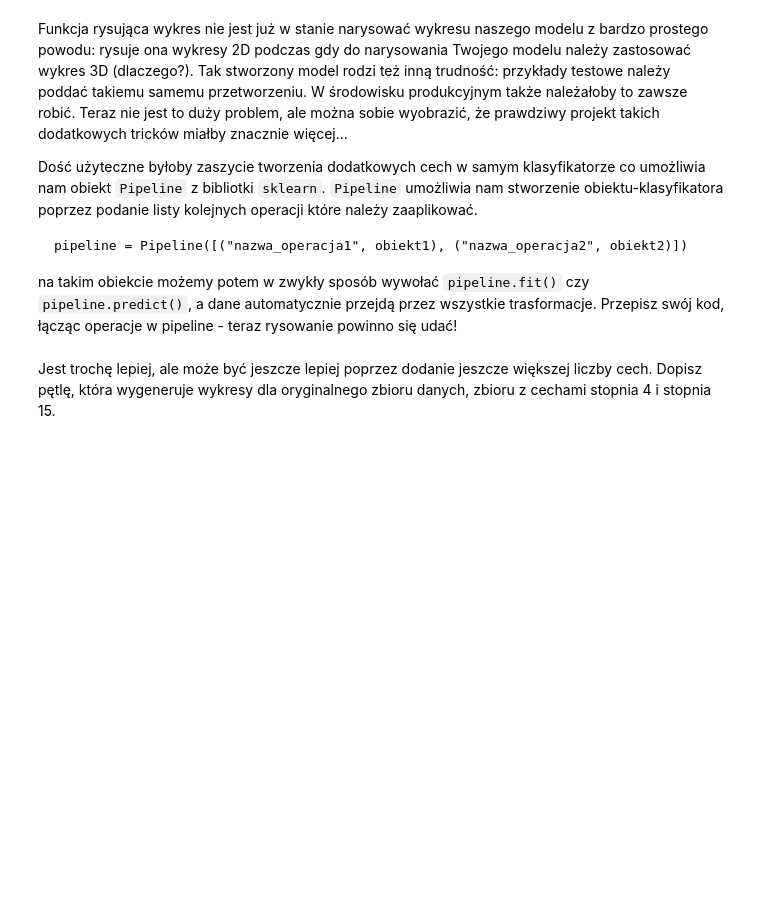
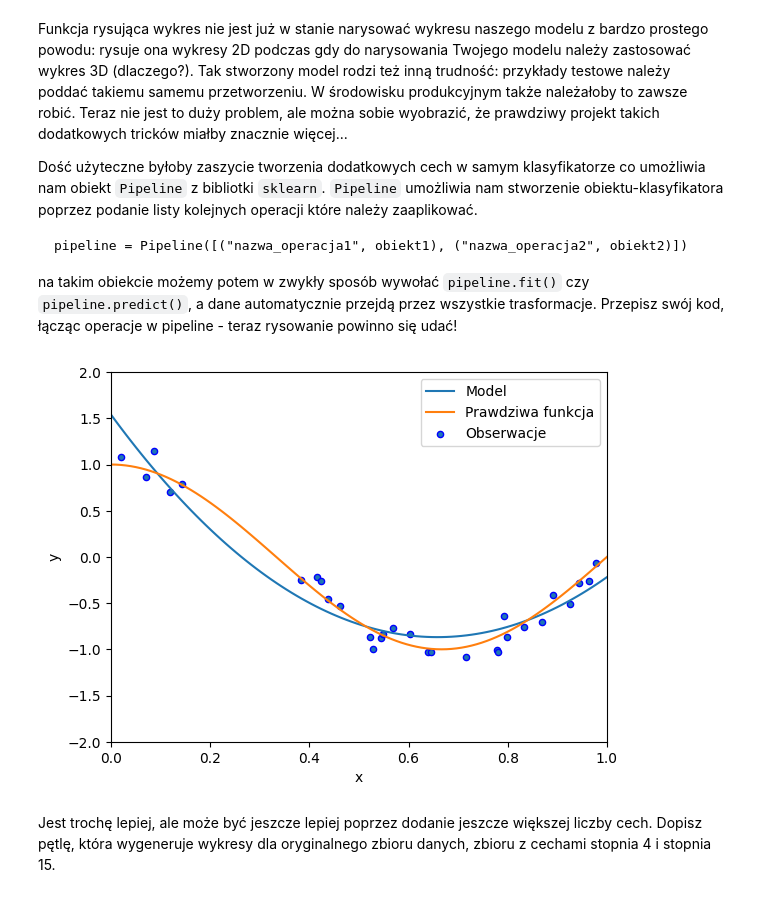
Before and after one commit to Mimikkk/study-master-2023-sus, a Jupyter notebook: exercise-3-overfitting/notebook.ipynb, the cells around one changed output. Saved outputs shown, nothing was run; the diff lists cells and outputs as text; code cells hidden in the pictures; blank space fills up the shorter version.

```diff
--- a/exercise-3-overfitting/notebook.ipynb
+++ b/exercise-3-overfitting/notebook.ipynb
@@ -84,0 +130,6 @@ raise NotImplementedError()
+# %%
+polynomial_features = PolynomialFeatures(degree=2, include_bias=False)
+X2 = polynomial_features.fit_transform(X)
+regressor = LinearRegression()
+regressor.fit(X2, y)
+plot_poly(X2, y, regressor)
@@ -98,2 +147,12 @@ raise NotImplementedError()
+# %%
+from sklearn.pipeline import Pipeline
+pipeline = Pipeline([
+  ("polynomial_features", PolynomialFeatures(degree=2, include_bias=False)),
+  ("regressor", LinearRegression())
+])
+pipeline.fit(X, y)
+plot_poly(X, y, pipeline)
+# %% [output]
+[figure, added]
 # %% [markdown]
 Jest trochę lepiej, ale może być jeszcze lepiej poprzez dodanie jeszcze większej liczby cech. Dopisz pętlę, która wygeneruje wykresy dla oryginalnego zbioru danych, zbioru z cechami stopnia 4 i stopnia 15.
```
Also changed, not shown: parts of 30 cells of this notebook.
